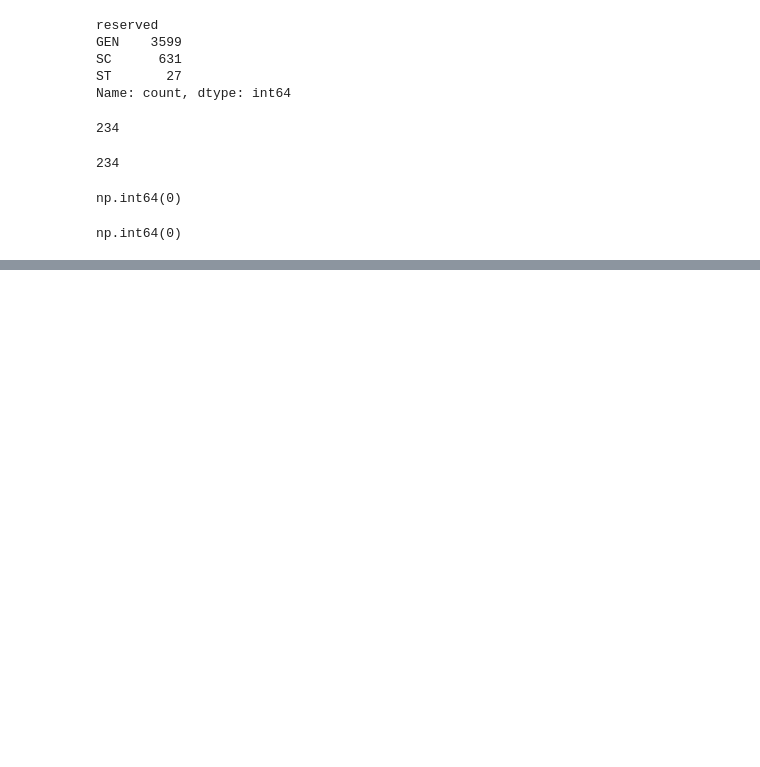
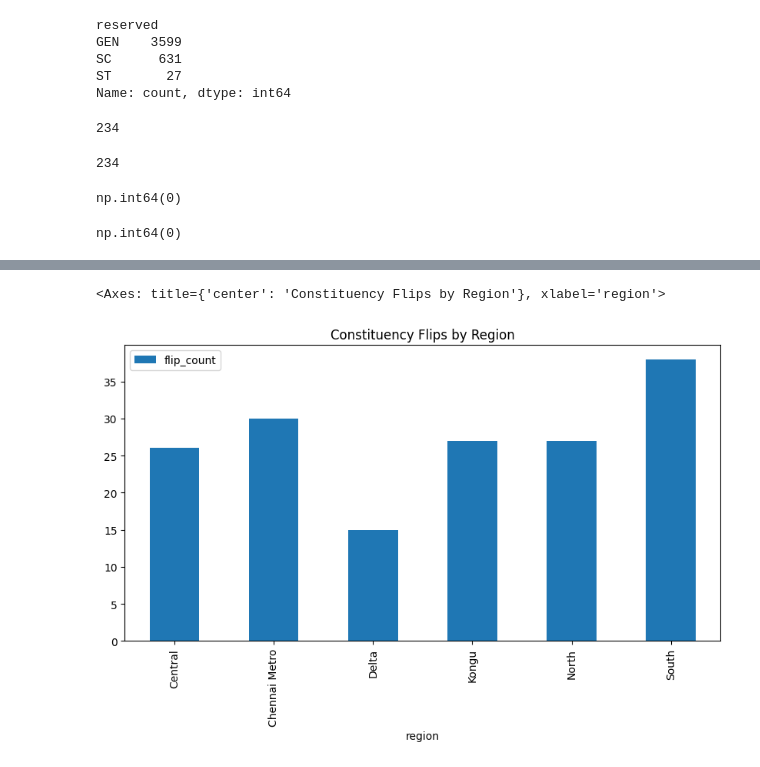
Before and after one commit to trijesh61/Decoding-TN-2026-elections-, a Jupyter notebook: TN_Analysis.ipynb, the cells around one changed output, grey strips where cells are left out. Saved outputs shown, nothing was run; the diff lists cells and outputs as text; code cells hidden in the pictures; blank space fills up the shorter version.

```diff
--- a/TN_Analysis.ipynb
+++ b/TN_Analysis.ipynb
@@ -217,0 +586,10 @@ np.int64(0)
+# %%
+flip_analysis = flip_2021.merge(
+    flip_2026,
+    on='ac_number'
+)
+# %%
+flip_analysis['flipped'] = (
+    flip_analysis['party_2021']
+    != flip_analysis['party_2026']
+)
@@ -217,0 +603,4 @@ np.int64(0)
+# %%
+flipped_constituencies = flip_analysis[
+    flip_analysis['flipped'] == True
+]
@@ -217,0 +657,8 @@ np.int64(0)
+# %%
+# Regional Flip Analysis
+region_flip_counts = (
+    flipped_constituencies
+    .groupby('region')
+    .size()
+    .reset_index(name='flip_count')
+)
@@ -217,0 +678,11 @@ np.int64(0)
+# %%
+region_flip_counts.plot(
+    x='region',
+    y='flip_count',
+    kind='bar',
+    figsize=(10,5),
+    title='Constituency Flips by Region'
+)
+# %% [output]
+<Axes: title={'center': 'Constituency Flips by Region'}, xlabel='region'>
+[figure, added]
```
Also changed, not shown: parts of 72 cells of this notebook.
